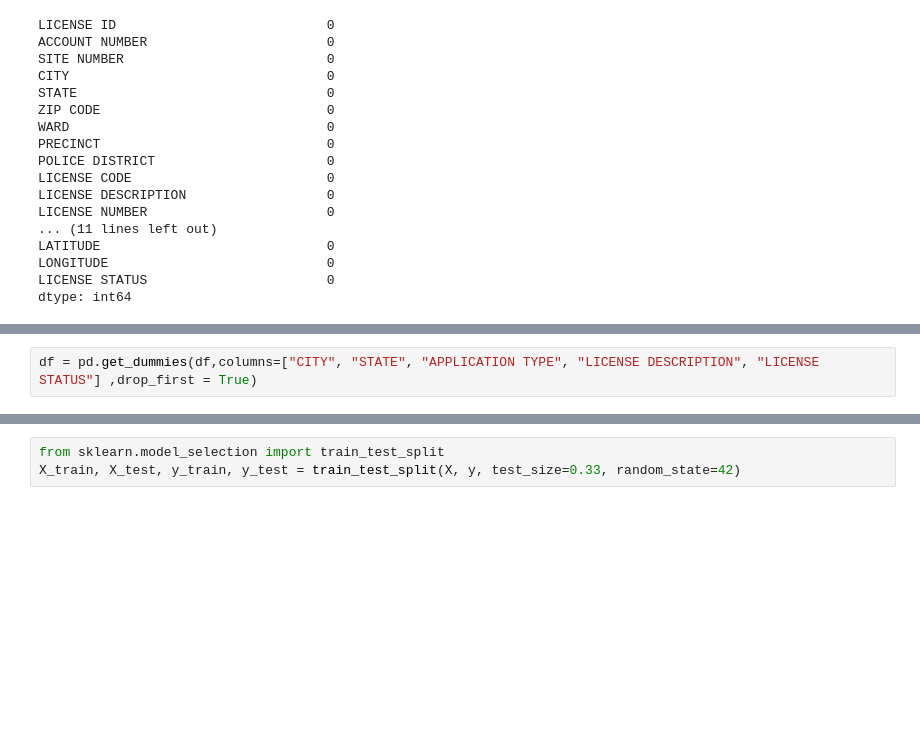
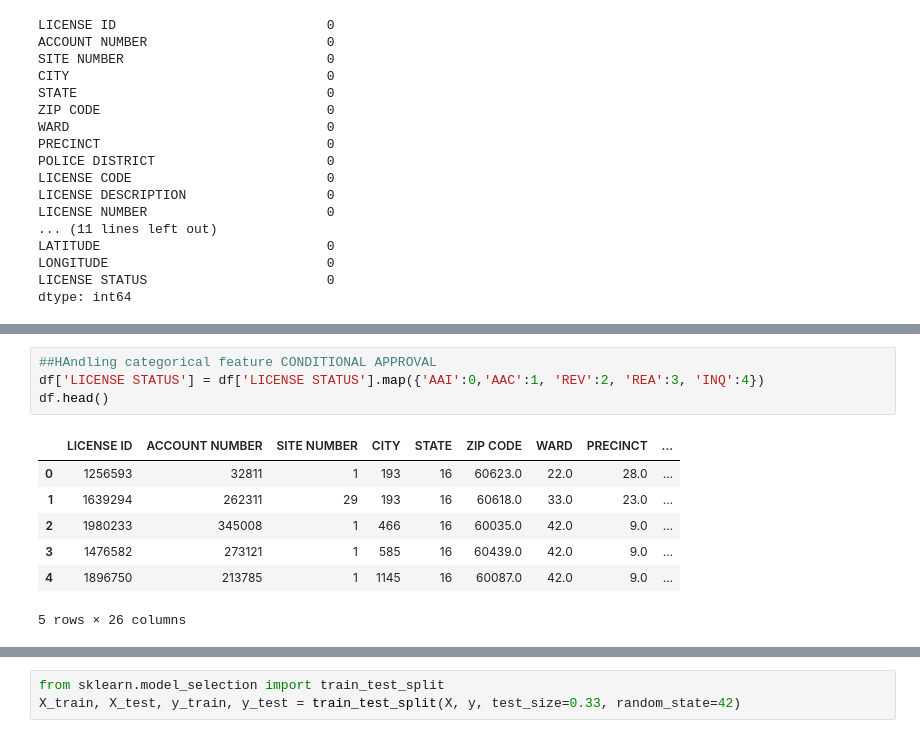
Before and after one commit to sudama-Inc/Predict-the-Business-License-Status, a Jupyter notebook: predictBusinessLicenseStatus.ipynb, the cells around one changed output, grey strips where cells are left out. Drawn from its saved outputs; the diff is of its cells as text; blank space fills up the shorter version.

```diff
--- a/predictBusinessLicenseStatus.ipynb
+++ b/predictBusinessLicenseStatus.ipynb
@@ -348,2 +352,0 @@ df.plot.box()
-# %%
-df = pd.get_dummies(df,columns=["CITY", "STATE", "APPLICATION TYPE", "LICENSE DESCRIPTION", "LICENSE STATUS"] ,drop_first = True)
@@ -368,0 +362,12 @@ X=df.drop(['APPLICATION CREATED DATE', 'APPLICATION REQUIREMENTS COMPLETE','PAYM
+# %%
+##HAndling categorical feature CONDITIONAL APPROVAL
+df['LICENSE STATUS'] = df['LICENSE STATUS'].map({'AAI':0,'AAC':1, 'REV':2, 'REA':3, 'INQ':4})
+df.head()
+# %% [output]
+|  | LICENSE ID | ACCOUNT NUMBER | SITE NUMBER | CITY | STATE | ZIP CODE | WARD | PRECINCT | ... |
+| 0 | 1256593 | 32811 | 1 | 193 | 16 | 60623.0 | 22.0 | 28.0 | ... |
+| 1 | 1639294 | 262311 | 29 | 193 | 16 | 60618.0 | 33.0 | 23.0 | ... |
+| 2 | 1980233 | 345008 | 1 | 466 | 16 | 60035.0 | 42.0 | 9.0 | ... |
+| 3 | 1476582 | 273121 | 1 | 585 | 16 | 60439.0 | 42.0 | 9.0 | ... |
+| 4 | 1896750 | 213785 | 1 | 1145 | 16 | 60087.0 | 42.0 | 9.0 | ... |
+5 rows × 26 columns
```
Also changed, not shown: parts of 78 cells of this notebook.
